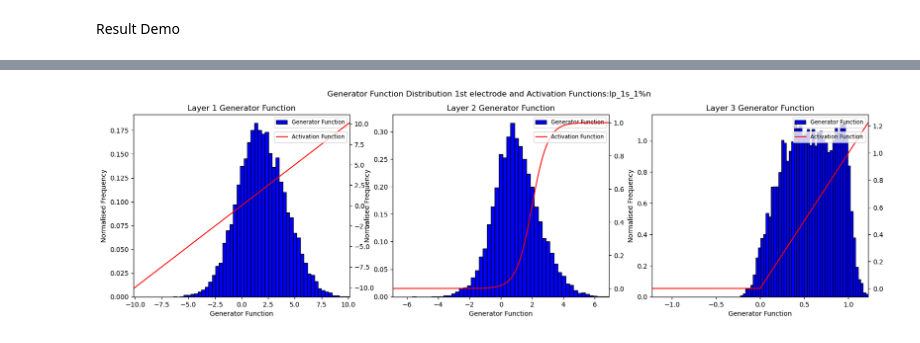
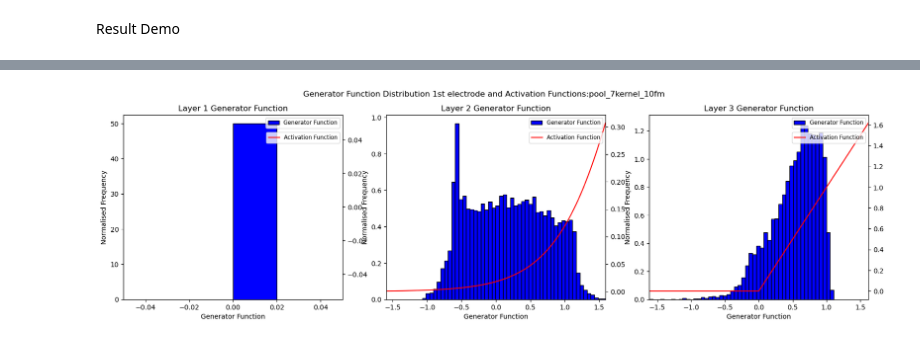
Before and after one commit to Ayacolyte/Capstone-Project, a Jupyter notebook: master_script.ipynb, the cells around one changed output, grey strips where cells are left out. Cells and saved outputs as stored; diff of their text form; code cells hidden in the pictures.

```diff
--- a/master_script.ipynb
+++ b/master_script.ipynb
@@ -3,12 +3,12 @@
 # %% [markdown]
 ### Model Specifications (Modifiable)
 # %%
-model_title = "lp_1s_1%n"
+model_title = "pool_7kernel_10fm"
 
 execution_profiles = ['default','sparse','CNN','local_patch','CNN_pool']
-execution_profile = execution_profiles[3]
+execution_profile = execution_profiles[4]
 
-train_model = False # if this was set to false, the script would only plot and save figures based on your local model
+train_model = True # if this was set to false, the script would only plot and save figures based on your local model
 
 mult_lr = False # this defines whether you want to train the model multiple times with different learning rate. If switched off, the model will use 0.0001 which is an optimum value by experimentation.
 
@@ -18,7 +18,12 @@ elec_side_dim = 8 # this defines a elec_side_dim*elec_side_dim 2D electrodes arr
 
 neu_side_dim = 16 # this defines a neu_side_dim*neu_side_dim 2D neuron array, overlayed on top of the image
 
-noise = 0.01 # this defines the
+noise = 0.05 # this defines the noise
+
+if execution_profile == 'CNN_pool':
+    num_ftrmap = 10
+
+    kernal_size = 7
 
 if execution_profile == 'sparse':
     _lambda = 0.000005 # this defines the penalty for
@@ -111,7 +116,8 @@ if execution_profile == 'CNN':
 CNN but pooling from feature maps
 # %%
 if execution_profile == 'CNN_pool':
-    AutoEncoder = define_model_CNN_pool(elec_side_dim,neu_side_dim, LNL_model_path, drop_rate, af_array,shift,magnitude,noise,img_side_dim)
+
+    AutoEncoder = define_model_CNN_pool(elec_side_dim,neu_side_dim, LNL_model_path, drop_rate, af_array, shift,magnitude,noise,img_side_dim,num_ftrmap,kernal_size)
     if train_model:
         start_time = time.time()
         train_and_save_CNN_pool(n_epochs,AutoEncoder,model_title,mult_lr)
@@ -224,5 +252,4 @@ if execution_profile != "CNN":
 # %%
-if execution_profile != "CNN":
-    show_generator(model_path,AutoEncoder, af_array, magnitude, shift,model_title,execution_profile)
+show_generator(model_path,AutoEncoder, af_array, magnitude, shift,model_title,execution_profile)
 # %% [output]
-[figure, old version]
+[figure, new version]
```
Also changed, not shown: parts of 5 cells of this notebook, 9 other files.
